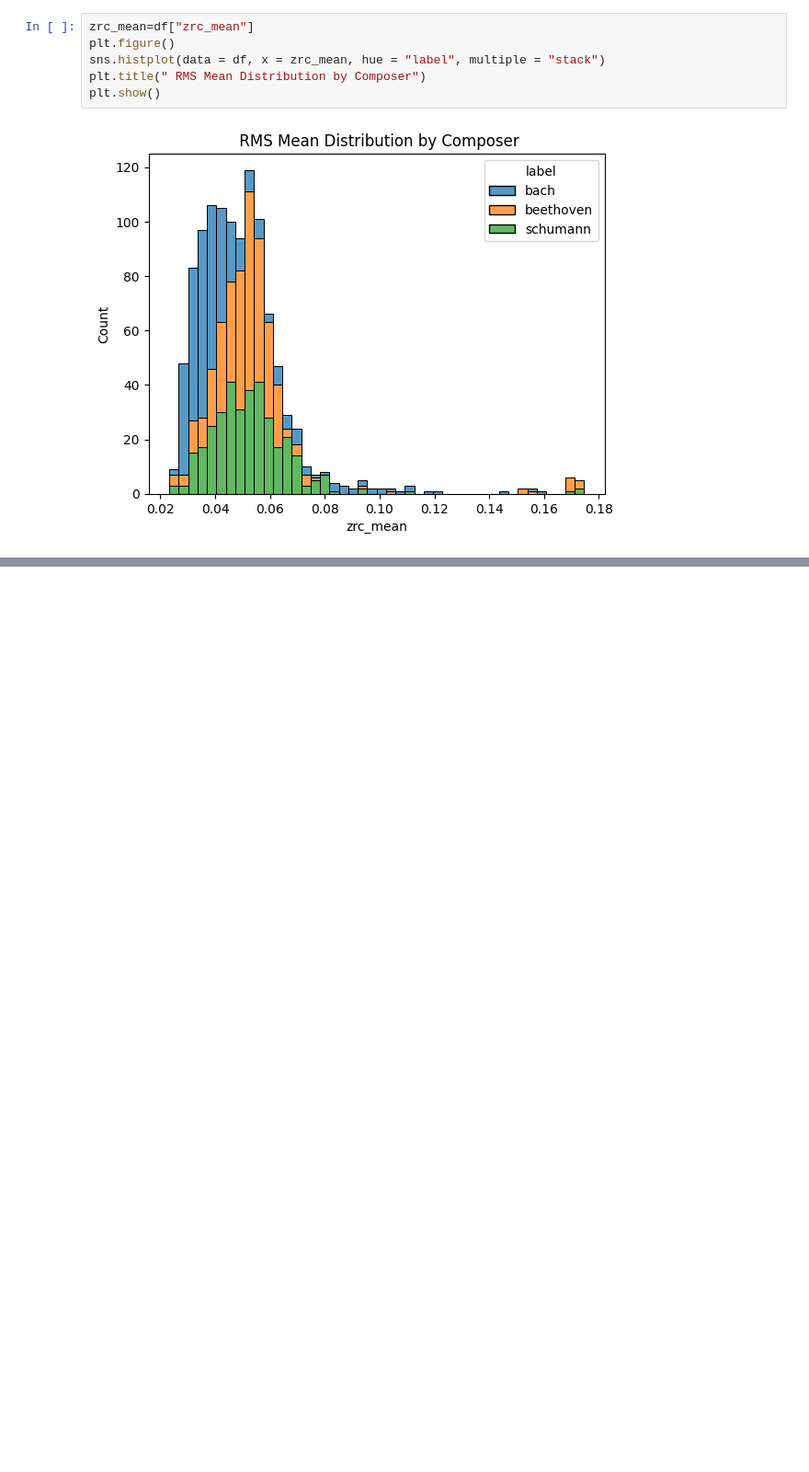
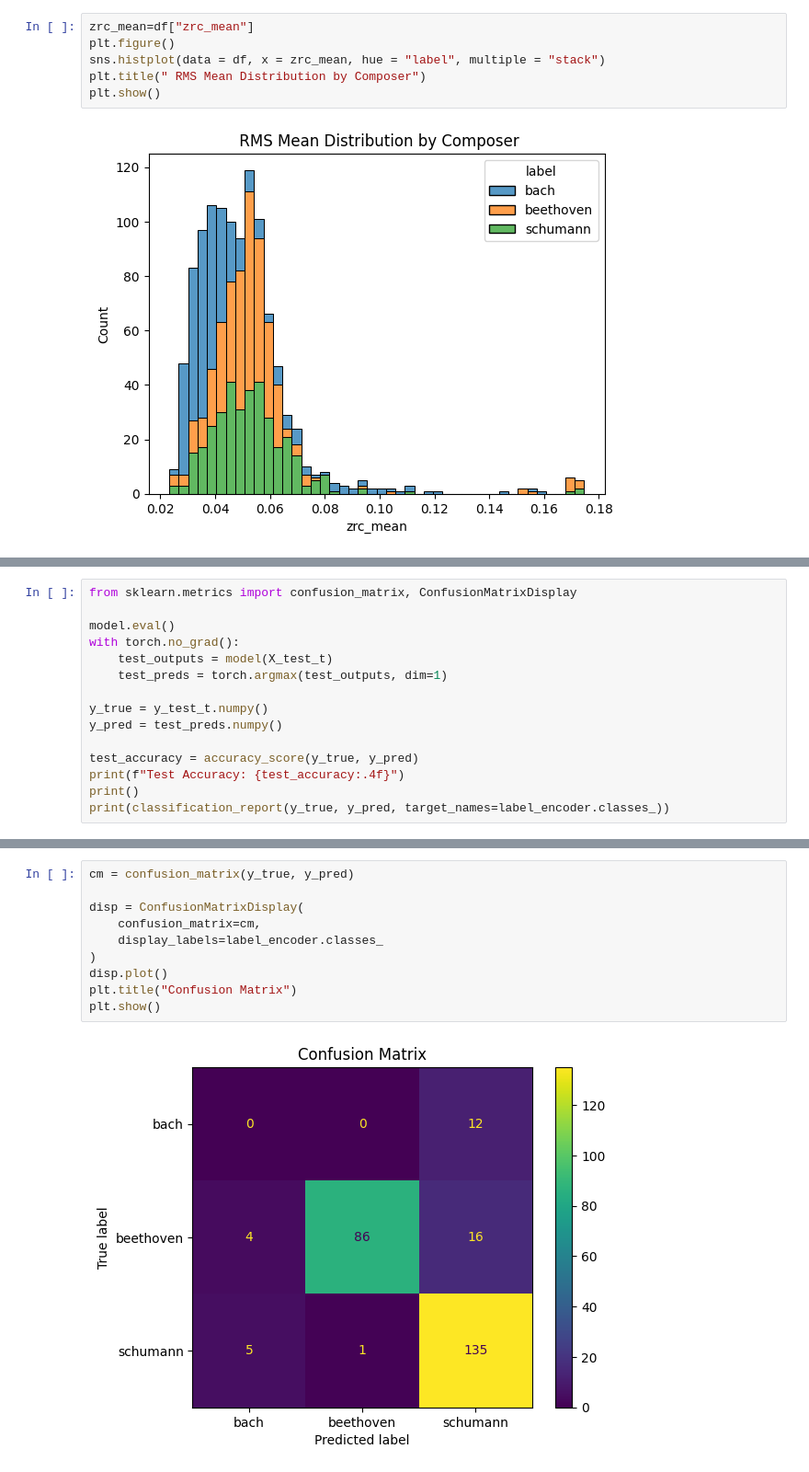
Before and after one commit to alicepark0703/cello-repertoire-classifier, a Jupyter notebook: notebooks/music_classification_analysis.ipynb, the cells around one changed output, grey strips where cells are left out. Shown at 92% size. Drawn from its saved outputs; the diff is of its cells as text; blank space fills up the shorter version.

```diff
--- a/notebooks/music_classification_analysis.ipynb
+++ b/notebooks/music_classification_analysis.ipynb
@@ -85,0 +296,15 @@ plt.show()
+# %%
+from sklearn.metrics import confusion_matrix, ConfusionMatrixDisplay
+
+model.eval()
+with torch.no_grad():
+    test_outputs = model(X_test_t)
+    test_preds = torch.argmax(test_outputs, dim=1)
+
+y_true = y_test_t.numpy()
+y_pred = test_preds.numpy()
+
+test_accuracy = accuracy_score(y_true, y_pred)
+print(f"Test Accuracy: {test_accuracy:.4f}")
+print()
+print(classification_report(y_true, y_pred, target_names=label_encoder.classes_))
@@ -85,0 +329,12 @@ plt.show()
+# %%
+cm = confusion_matrix(y_true, y_pred)
+
+disp = ConfusionMatrixDisplay(
+    confusion_matrix=cm,
+    display_labels=label_encoder.classes_
+)
+disp.plot()
+plt.title("Confusion Matrix")
+plt.show()
+# %% [output]
+[figure, added]
```
Also changed, not shown: parts of 29 cells of this notebook, 2 other files.
